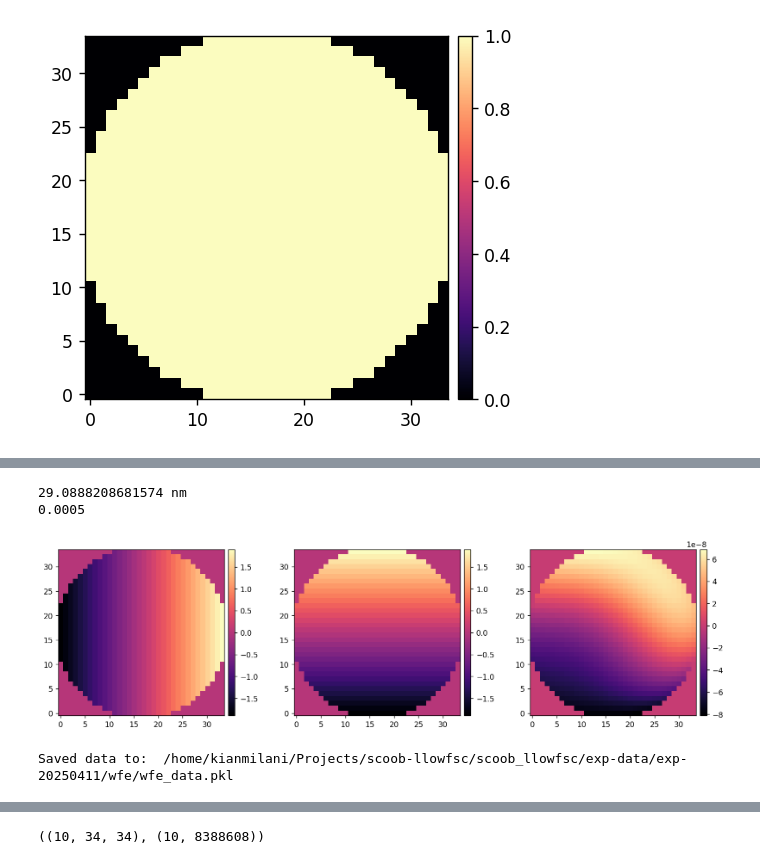
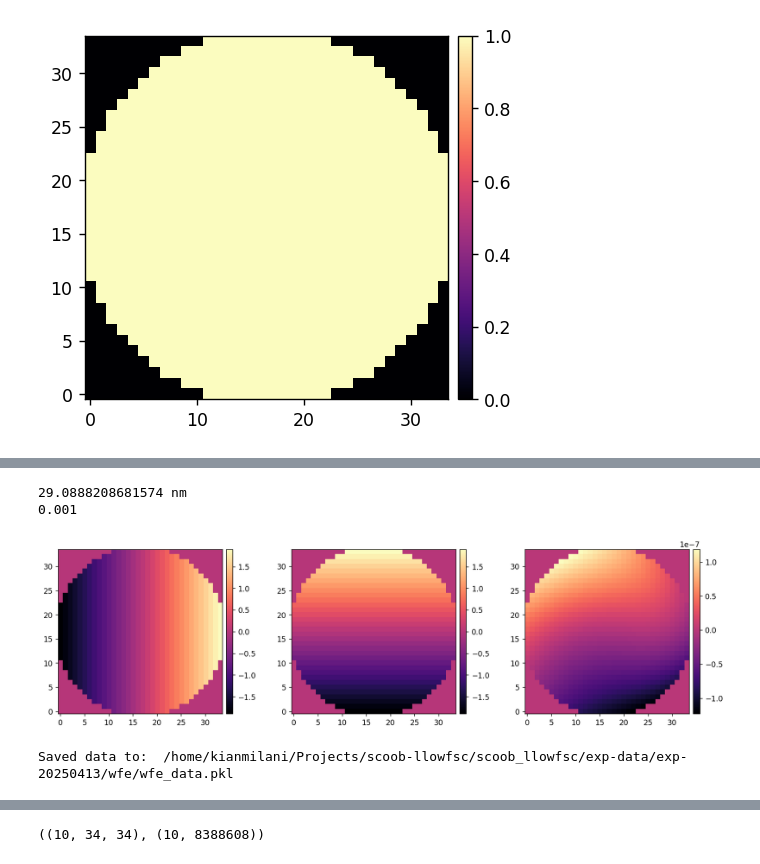
Before and after one commit to kian1377/scoob-llowfsc, a Jupyter notebook: exp-notebooks/inject_wfe_with_telem.ipynb, the cells around one changed output, grey strips where cells are left out. Drawn from its saved outputs; the diff is of its cells as text; code cells hidden in the pictures.

```diff
--- a/exp-notebooks/inject_wfe_with_telem.ipynb
+++ b/exp-notebooks/inject_wfe_with_telem.ipynb
@@ -87,7 +87,7 @@ total_pupil_diam = 2.4*u.m
 dm_beam_diam = 9.1*u.mm
 jitter = 10*u.mas
 
-fmax = 1000*u.Hz
+fmax = 500*u.Hz
 tmax = 10*u.min
 tmax = 3*u.hour
 # tmax = 5*u.hour
@@ -101,42 +101,42 @@ print(tt_at_pupil_rms.to(u.nm))
 wfe_modes_rms = np.array(2*[tt_at_pupil_rms.to_value(u.m)] + 8*[2.5e-9])
 # wfe_modes_rms = np.array(2*[20e-9] + 8*[2.5e-9])
 # wfe_modes_rms = np.array(2*[30e-9] + 3*[5e-9] + 5*[2.5e-9])
-knee_freqs = np.array([10]*2 + [0.001]*8) * u.Hz
+knee_freqs = np.array([1]*2 + [0.001]*8) * u.Hz
 slope = 4
 
 N_wfe_modes = len(wfe_modes_rms)
 wfe_modes = utils.create_zernike_modes(dm_mask, nmodes=N_wfe_modes, remove_modes=1)
 
 freqs, times = wfe.generate_freqs(Nf=2**22+1, f_max=fmax)
 
 wfe_psds = xp.zeros((N_wfe_modes, len(freqs)))
 wfe_time_series = xp.zeros((N_wfe_modes, len(times)))
 seeds = 123 + np.linspace(0, N_wfe_modes-1, N_wfe_modes).astype(int)
 for i in range(N_wfe_modes):
     f_knee = knee_freqs[i]
     psd = wfe.kneePSD(freqs, 1, f_knee.to_value(u.Hz), slope)
     wfe_psds[i] = copy.copy(psd)
     coeff = wfe.generate_time_series(psd, fmax, rms=1, seed=seeds[i])
     sign = 1 if xp.random.randn(1)>0 else -1
     wfe_time_series[i] = wfe_modes_rms[i] * sign * xp.array(coeff)
 
 wfe_time_series = wfe_time_series[:, times<tmax.to_value(u.s)]
 
 times = times[times<tmax.to_value(u.s)]
 interval = float(times[1] - times[0])
 print(interval)
 
 Nsamps = times.shape[0]
 tip = wfe_time_series[0]
 tilt = wfe_time_series[1]
 defocus = wfe_time_series[2]
 
 lo_wfe = xp.sum( wfe_time_series[:, 500, None, None] * wfe_modes, axis=0)
 utils.imshow([wfe_modes[0], wfe_modes[1], lo_wfe])
 # %% [output]
 29.0888208681574 nm
-0.0005
+0.001
-[figure, old version]
+[figure, new version]
 # %%
 wfe_data = {
     'times':times,
@@ -149,7 +149,7 @@ wfe_data = {
 }
 utils.save_pickle(wfe_data_path/'wfe_data.pkl', wfe_data)
 # %% [output]
-Saved data to:  /home/kianmilani/Projects/scoob-llowfsc/scoob_llowfsc/exp-data/exp-20250411/wfe/wfe_data.pkl
+Saved data to:  /home/kianmilani/Projects/scoob-llowfsc/scoob_llowfsc/exp-data/exp-20250413/wfe/wfe_data.pkl
 # %%
 reload(wfe)
 i = 0
```
Also changed, not shown: parts of 10 cells of this notebook, 4 other files.
